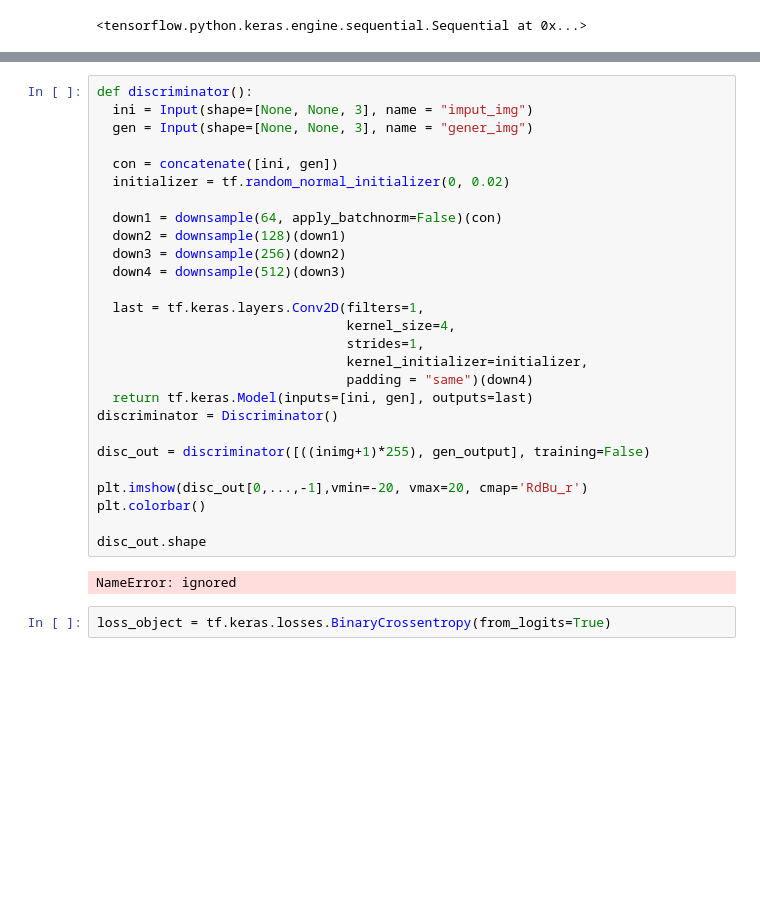
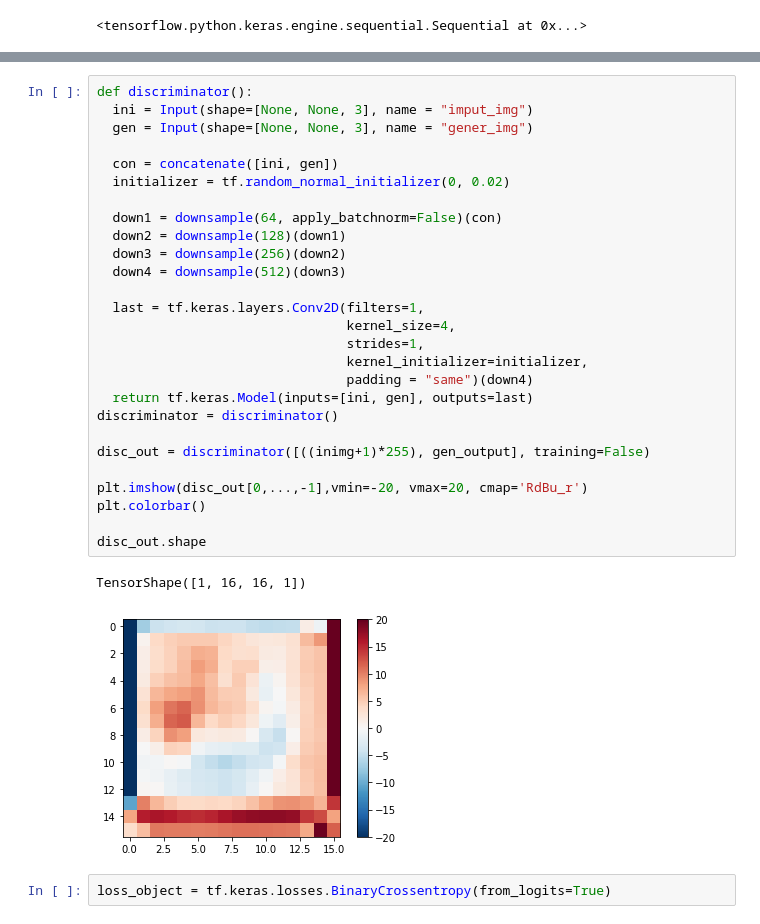
Before and after one commit to Fabian-Martinez-Rincon/Transform-Pokemon-Resolution, a Jupyter notebook: Untitled2.ipynb, the cells around one changed output, grey strips where cells are left out. Drawn from its saved outputs; the diff is of its cells as text; blank space fills up the shorter version.

```diff
--- a/Untitled2.ipynb
+++ b/Untitled2.ipynb
@@ -229,32 +231,33 @@ plt.imshow(gen_output[0,...])"""
 # %%
 def discriminator():
   ini = Input(shape=[None, None, 3], name = "imput_img")
   gen = Input(shape=[None, None, 3], name = "gener_img")
 
   con = concatenate([ini, gen])
   initializer = tf.random_normal_initializer(0, 0.02)
 
   down1 = downsample(64, apply_batchnorm=False)(con)
   down2 = downsample(128)(down1)
   down3 = downsample(256)(down2)
   down4 = downsample(512)(down3)
 
   last = tf.keras.layers.Conv2D(filters=1,
                                 kernel_size=4,
                                 strides=1,
                                 kernel_initializer=initializer,
                                 padding = "same")(down4)
   return tf.keras.Model(inputs=[ini, gen], outputs=last)
-discriminator = Discriminator()
+discriminator = discriminator()
 
 disc_out = discriminator([((inimg+1)*255), gen_output], training=False)
 
 plt.imshow(disc_out[0,...,-1],vmin=-20, vmax=20, cmap='RdBu_r')
 plt.colorbar()
 
 disc_out.shape
 # %% [output]
-NameError: ignored
+TensorShape([1, 16, 16, 1])
+[figure, added]
 # %%
 loss_object = tf.keras.losses.BinaryCrossentropy(from_logits=True)
 # %%
```
Also changed, not shown: parts of 5 cells of this notebook.
